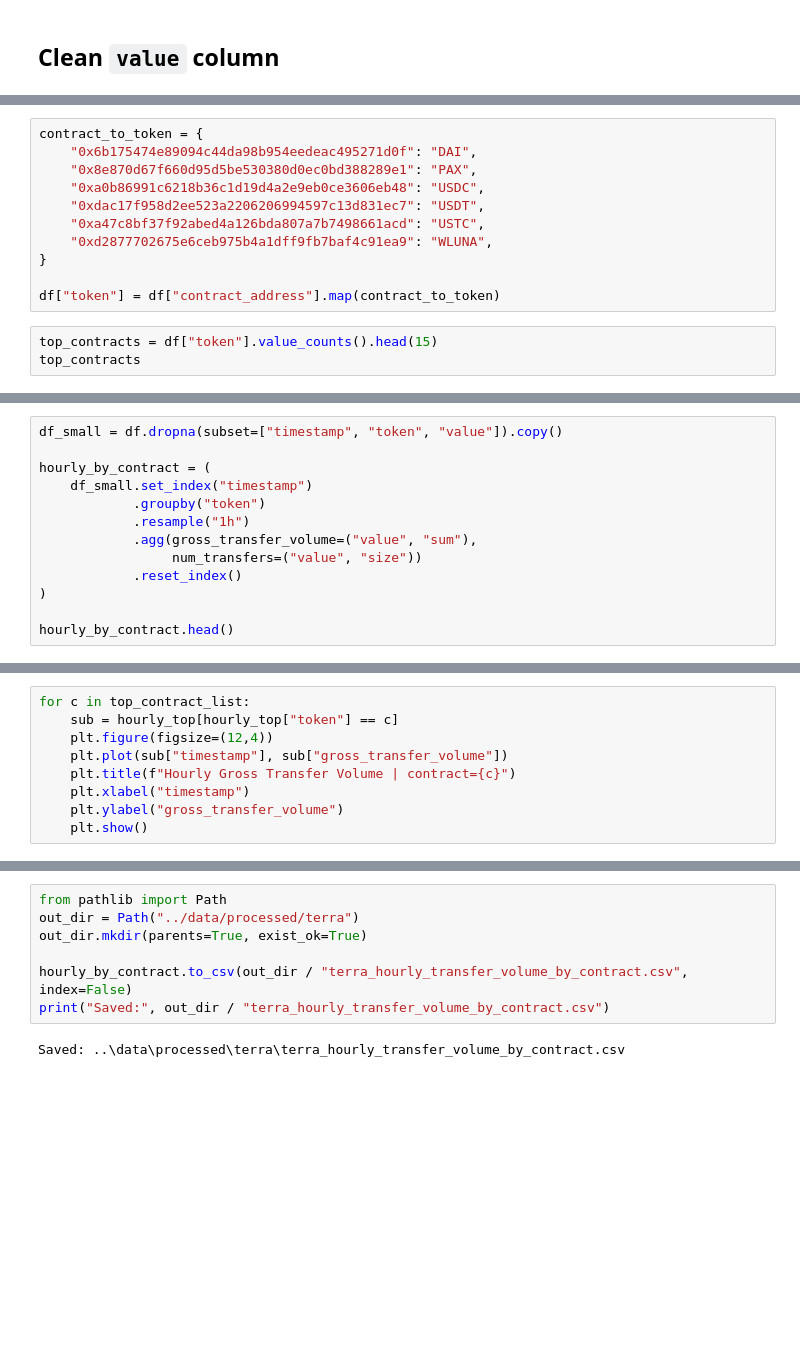
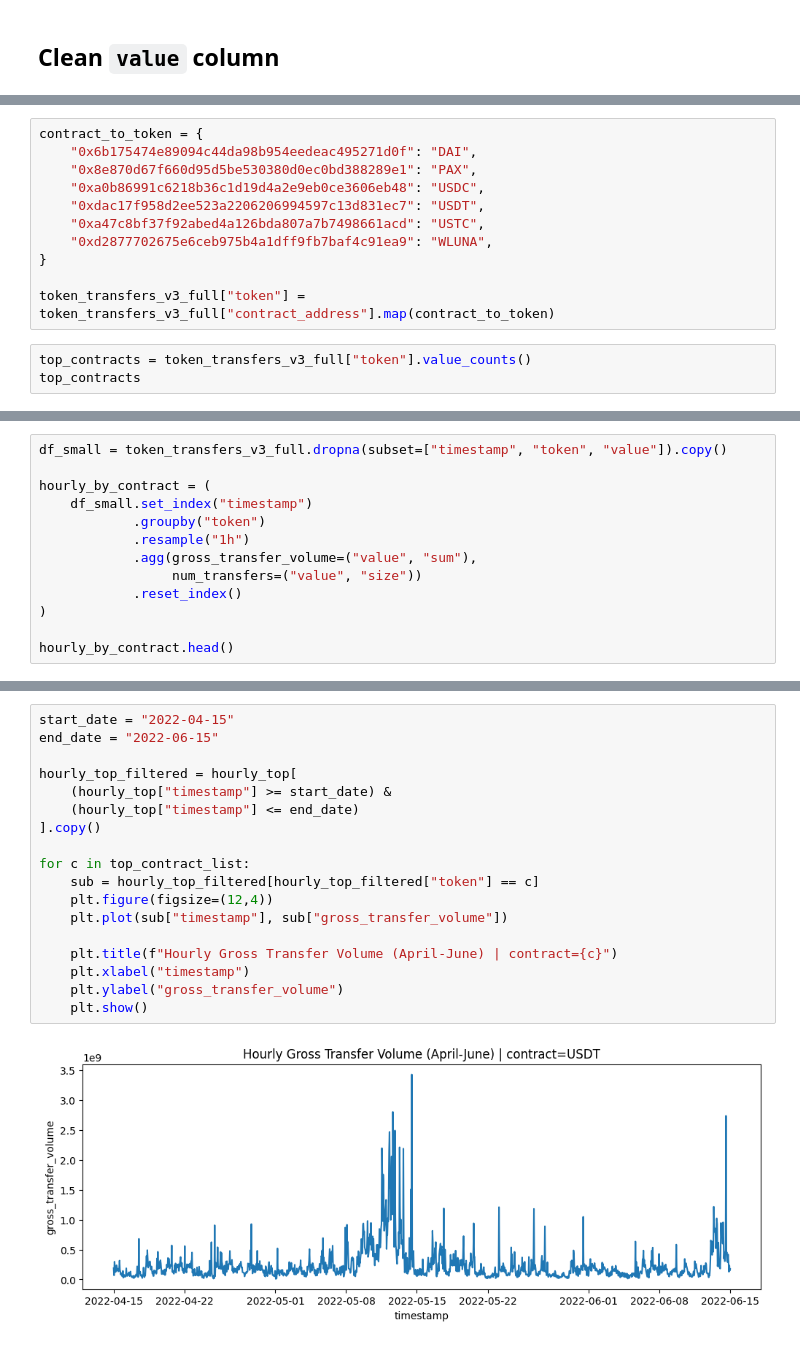
Before and after one commit to dextertan89/Dab-a-thon, a Jupyter notebook: notebooks/01_explore_terra.ipynb, the cells around one changed output, grey strips where cells are left out. Drawn from its saved outputs; the diff is of its cells as text; blank space fills up the shorter version.

```diff
--- a/notebooks/01_explore_terra.ipynb
+++ b/notebooks/01_explore_terra.ipynb
@@ -107,9 +254,9 @@ contract_to_token = {
     "0xd2877702675e6ceb975b4a1dff9fb7baf4c91ea9": "WLUNA",
 }
 
-df["token"] = df["contract_address"].map(contract_to_token)
+token_transfers_v3_full["token"] = token_transfers_v3_full["contract_address"].map(contract_to_token)
 # %%
-top_contracts = df["token"].value_counts().head(15)
+top_contracts = token_transfers_v3_full["token"].value_counts()
 top_contracts
 # %% [output]
 token
@@ -122,6 +269,6 @@ PAX         305
 Name: count, dtype: int64
 # %%
-df_small = df.dropna(subset=["timestamp", "token", "value"]).copy()
+df_small = token_transfers_v3_full.dropna(subset=["timestamp", "token", "value"]).copy()
 
 hourly_by_contract = (
     df_small.set_index("timestamp")
@@ -152,9 +308,0 @@ NameError: name 'hourly_by_contract' is not defined
-# %%
-for c in top_contract_list:
-    sub = hourly_top[hourly_top["token"] == c]
-    plt.figure(figsize=(12,4))
-    plt.plot(sub["timestamp"], sub["gross_transfer_volume"])
-    plt.title(f"Hourly Gross Transfer Volume | contract={c}")
-    plt.xlabel("timestamp")
-    plt.ylabel("gross_transfer_volume")
-    plt.show()
@@ -168,9 +309,20 @@ for c in top_contract_list:
-# %%
-from pathlib import Path
-out_dir = Path("../data/processed/terra")
-out_dir.mkdir(parents=True, exist_ok=True)
-
-hourly_by_contract.to_csv(out_dir / "terra_hourly_transfer_volume_by_contract.csv", index=False)
-print("Saved:", out_dir / "terra_hourly_transfer_volume_by_contract.csv")
-# %% [output]
-Saved: ..\data\processed\terra\terra_hourly_transfer_volume_by_contract.csv
+# %%
+start_date = "2022-04-15"
+end_date = "2022-06-15"
+
+hourly_top_filtered = hourly_top[
+    (hourly_top["timestamp"] >= start_date) &
+    (hourly_top["timestamp"] <= end_date)
+].copy()
+
+for c in top_contract_list:
+    sub = hourly_top_filtered[hourly_top_filtered["token"] == c]
+    plt.figure(figsize=(12,4))
+    plt.plot(sub["timestamp"], sub["gross_transfer_volume"])
+
+    plt.title(f"Hourly Gross Transfer Volume (April-June) | contract={c}")
+    plt.xlabel("timestamp")
+    plt.ylabel("gross_transfer_volume")
+    plt.show()
+# %% [output]
+[figure, added]
```
Also changed, not shown: parts of 23 cells of this notebook.
